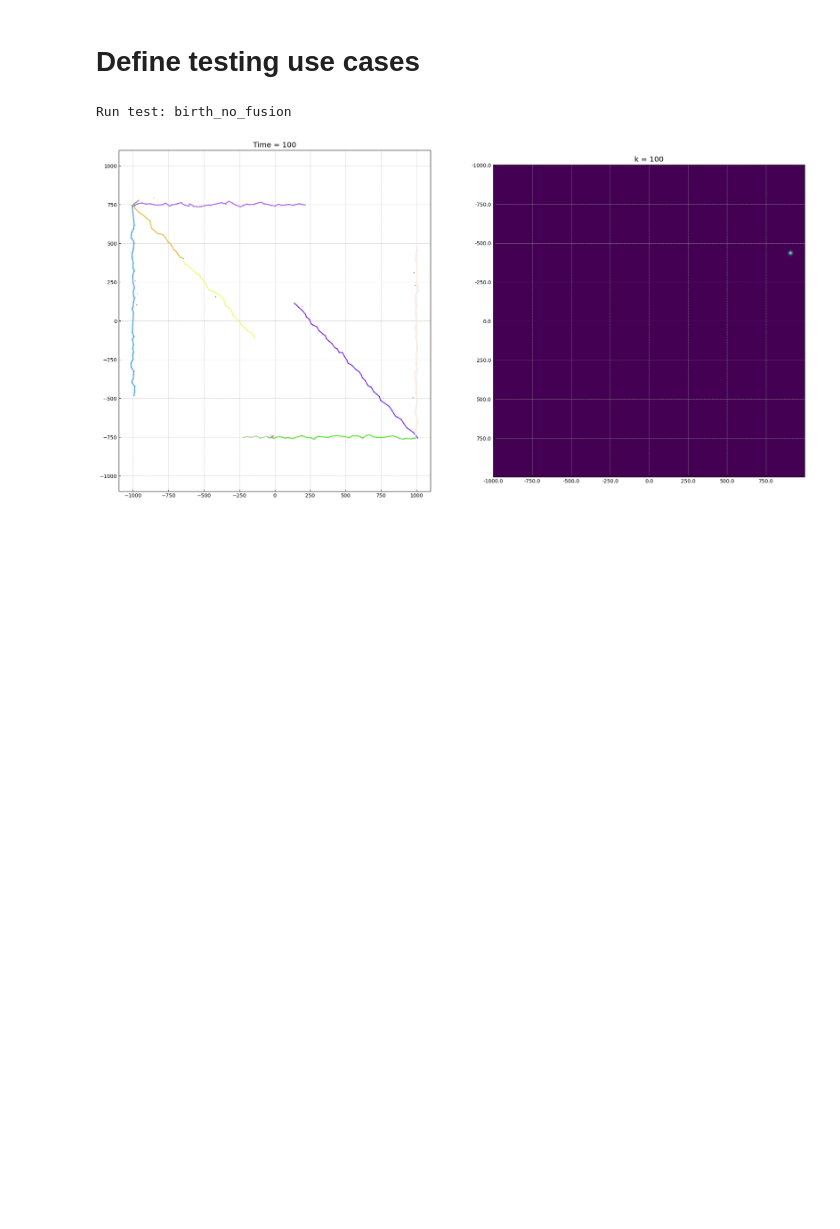
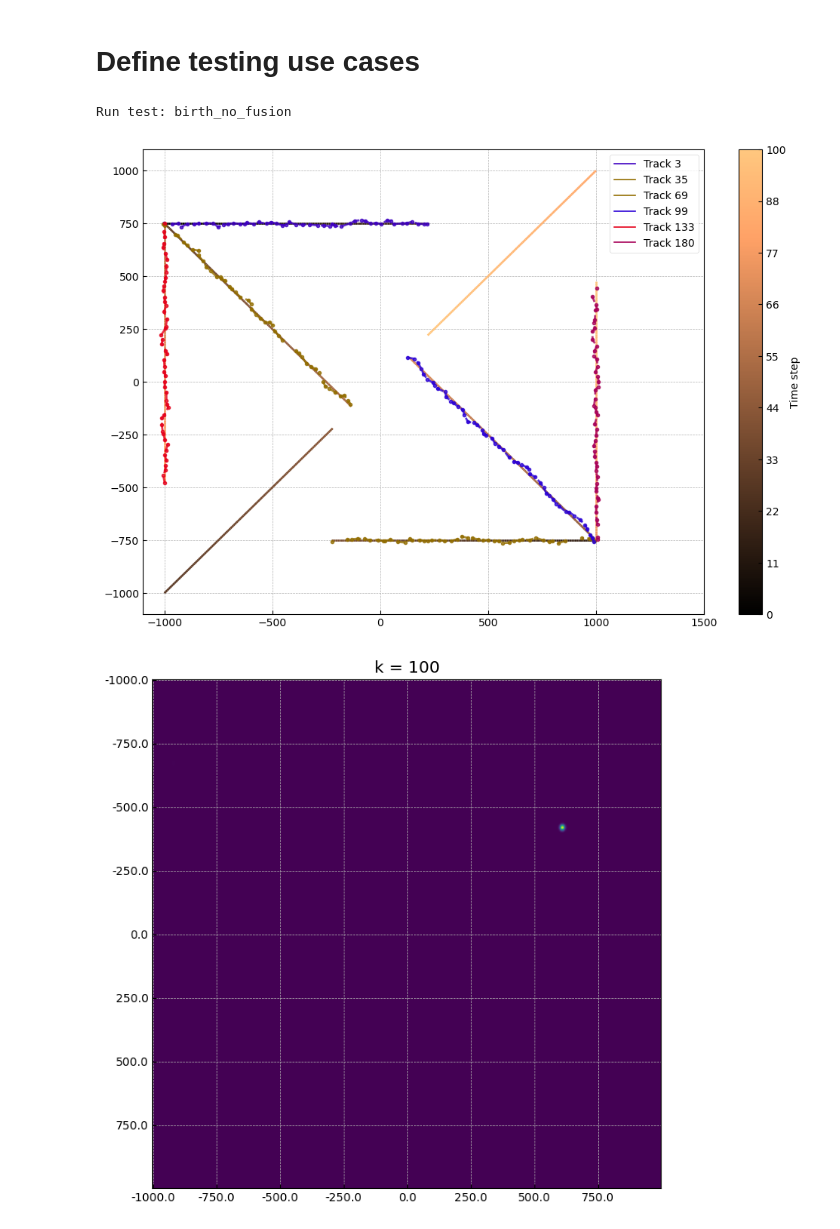
Before and after one commit to CyberBabushkin/gmphd-fusion, a Jupyter notebook: notebooks/gmphd.ipynb, the cells around one changed output. Cells and saved outputs as stored; diff of their text form; code cells hidden in the pictures; blank space fills up the shorter version.

Commit message:
feat: completely new visualization

```diff
--- a/notebooks/gmphd.ipynb
+++ b/notebooks/gmphd.ipynb
@@ -45,7 +46,7 @@ class TestUseCase2D:
     cpep_radius: float
     tracks_true: list[Track]
     target_weight_threshold: float = 0.5
-    track_min_len: int = 1
+    track_min_len: int = 10
     random_seed: int | None = None
     samples_per_test: int = 100
     # fuse gaussians (values) at time k (keys)
@@ -61,7 +62,7 @@ class TestUseCase2D:
 
     @property
     def xlim(self) -> tuple[int, int]:
-        return int(self.xmin * 1.1), int(self.xmax * 1.1)
+        return int(self.xmin * 1.1), int(self.xmax * 1.5)
 
     @property
     def ymin(self) -> float:
@@ -230,5 +273,5 @@ pool = Pool(4)
 # %%
-% % time
+%%time
 for test_name, uc in TEST_CASES.items():
     if test_name != "birth_no_fusion":
         continue
@@ -264,58 +307,34 @@ for test_name, uc in TEST_CASES.items():
         measurements_k = list(measurements_k)
         clutter_k = clutter[time]
         meas_clut = StateVectors([*measurements_k, clutter_k])
         gmphd.step(meas_clut, timestamp=time + 1)
 
     gmphd.finish()
     tracks = gmphd.get_tracks(min_length=uc.track_min_len)
 
     # generate plots
-    fig, (ax1, ax2) = plt.subplots(1, 2)
-    ax1.set_xlim(*uc.xlim)
-    ax1.set_ylim(*uc.ylim)
-    ax1.set_facecolor("white")
-
-    x_res = y_res = 500
-    ax2.set_xticks(np.linspace(0, x_res, num=9), np.linspace(uc.xmin, uc.xmax, num=9))
-    ax2.set_yticks(np.linspace(0, y_res, num=9), np.linspace(uc.ymin, uc.ymax, num=9))
-
-    visualize_trajectories(
-        axis=ax1,
-        ground_truth=None,  #uc.tracks_true,
-        estimates=tracks,
-        measurements=None,  #np.hstack(measurements),
-        clutter=None,  #np.hstack(clutter),
-        time=uc.samples_per_test,
-    )
-    visualize_mixture(
-        axis=ax2,
-        mixture=gmphd.posterior,
-        time=uc.samples_per_test,
-        xlim=uc.xlim,
-        ylim=uc.ylim,
-        x_res=x_res,
-        y_res=y_res,
-    )
-    plt.show()
+    make_tracks_plot(uc, clutter, measurements, tracks)
+    make_posterior_plot(uc, gmphd.posterior)
 
     # compute metrics
     state_extraction_matrix = uc.measurement_model.measurement_matrix()
     ntargets_true = []
     ntargets_est = []
     cpep_over_time = []
 
     for time in range(1, uc.samples_per_test + 1):
         ntt_k = [1 for t in uc.tracks_true if t.estimate_at(time) is not None]
         nte_k = [1 for t in tracks if t.estimate_at(time) is not None]
         ntargets_true.append(sum(ntt_k))
         ntargets_est.append(sum(nte_k))
 
         cpep_k = cpep_tracks(uc.tracks_true, tracks, time, uc.cpep_radius, state_extraction_matrix)
         cpep_over_time.append(cpep_k)
 
     eae = eae_targets_number(ntargets_true, ntargets_est)
     print(f"CPEP: {np.mean(cpep_over_time)}")
     print(f"EAE: {eae}")
 # %% [output]
 Run test: birth_no_fusion
-[figure, old version]
+[figure, new version]
+[figure, added]
```
Also changed, not shown: parts of 6 cells of this notebook, 3 other files.
